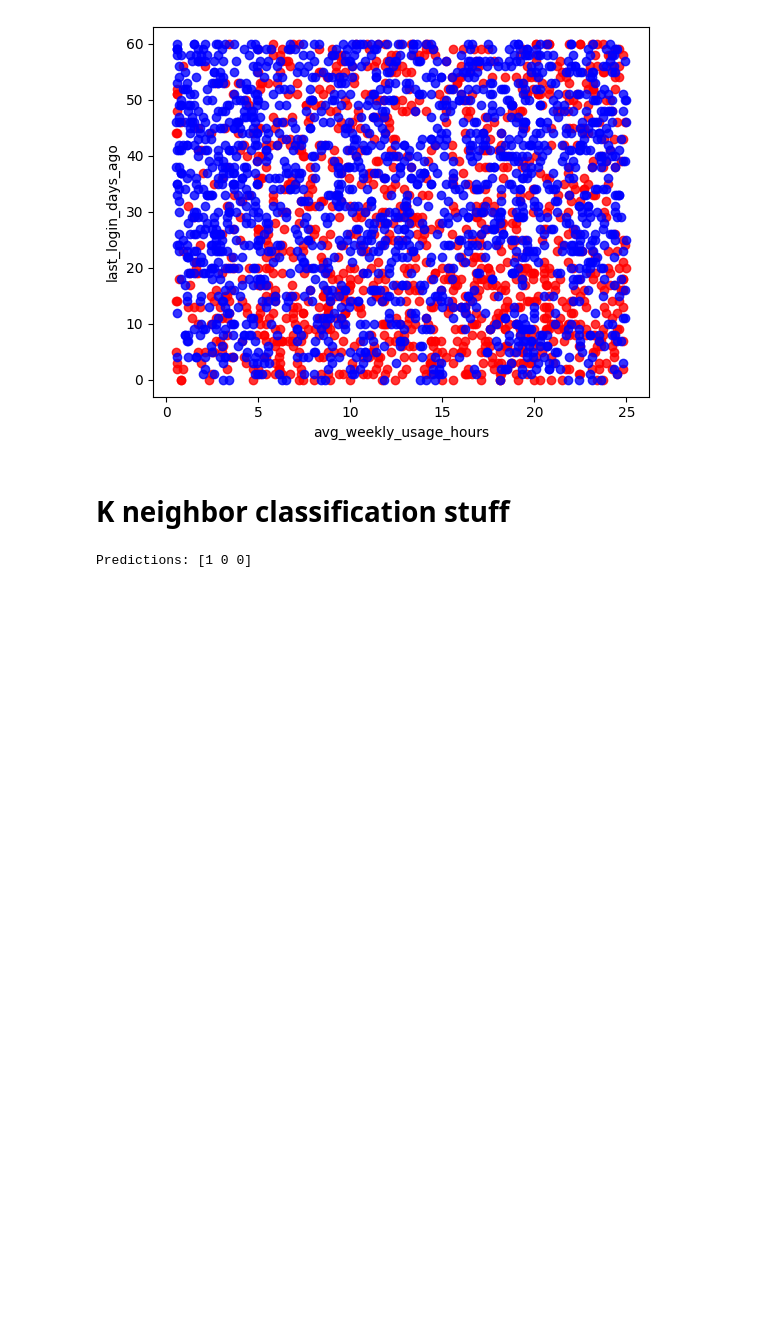
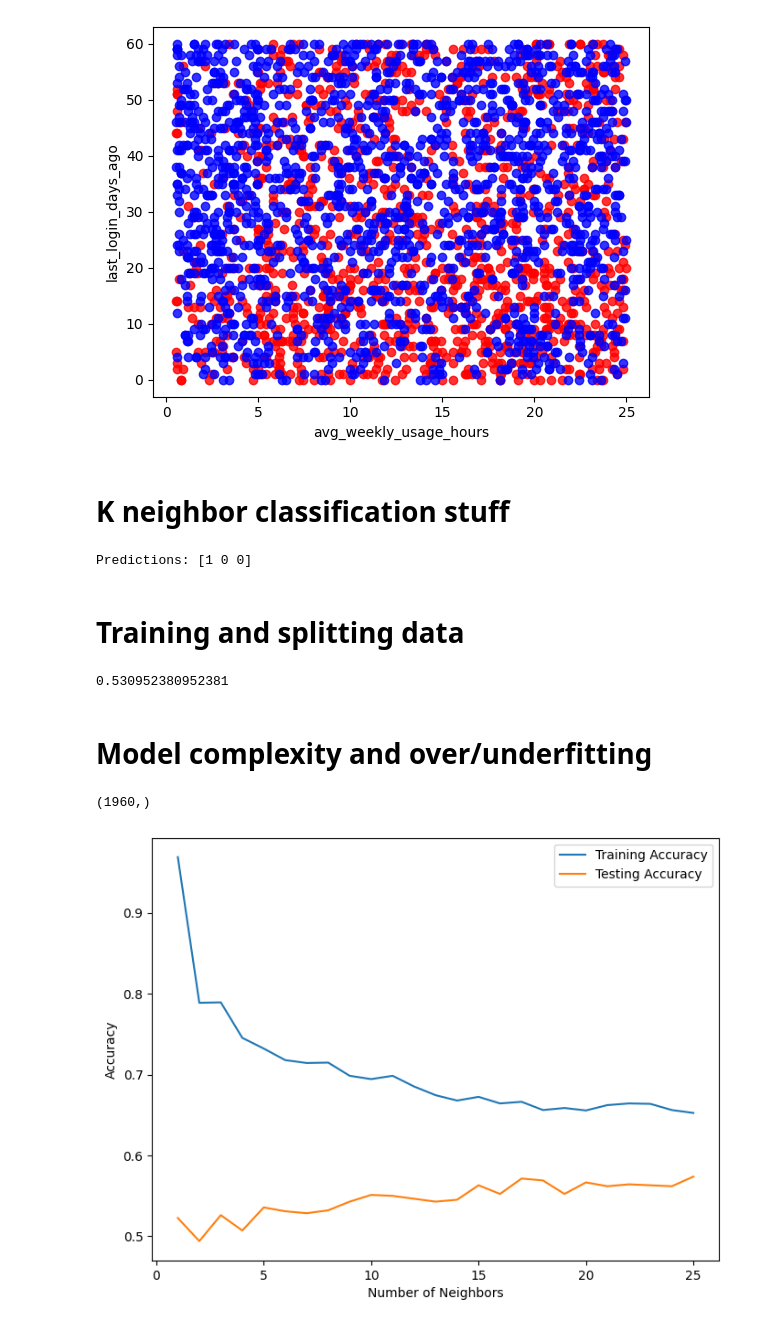
Before and after one commit to Ihaxxxx/Machine-Learning, a Jupyter notebook: Sickit Learn/Supervised Learning Project/Burnout/index.ipynb, the cells around one changed output. Drawn from its saved outputs; the diff is of its cells as text; code cells hidden in the pictures; blank space fills up the shorter version.

```diff
--- a/Sickit Learn/Supervised Learning Project/Burnout/index.ipynb
+++ b/Sickit Learn/Supervised Learning Project/Burnout/index.ipynb
@@ -54,3 +54,45 @@ predictions = knn.predict(feature_new)
 print('Predictions: {}'.format(predictions))
 # %% [output]
 Predictions: [1 0 0]
+# %% [markdown]
+# Training and splitting data
+# %%
+from sklearn.model_selection import train_test_split
+
+feature_train , feature_test , target_train , target_test = train_test_split(feature,target,
+                                                                            test_size=0.3,
+                                                                            random_state=21,
+                                                                            stratify=target)
+
+knn = KNeighborsClassifier(n_neighbors=6)
+knn.fit(feature_train,target_train)
+print(knn.score(feature_test,target_test))
+
+target_train = target_train.ravel()
+target_test = target_test.ravel()
+# %% [output]
+0.530952380952381
+# %% [markdown]
+# Model complexity and over/underfitting
+# %%
+train_accuracies = {}
+test_accuracies = {}
+
+neighbors = np.arange(1,26)
+
+for neighbor in neighbors:
+    knn = KNeighborsClassifier(n_neighbors=neighbor)
+    knn.fit(feature_train,target_train)
+    train_accuracies[neighbor] = knn.score(feature_train,target_train)
+    test_accuracies[neighbor] = knn.score(feature_test,target_test)
+
+plt.figure(figsize=(8,6))
+plt.plot(neighbors,train_accuracies.values(),label='Training Accuracy')
+plt.plot(neighbors,test_accuracies.values(),label='Testing Accuracy')
+plt.legend()
+plt.xlabel("Number of Neighbors")
+plt.ylabel("Accuracy")
+plt.show()
+# %% [output]
+(1960,)
+[figure, added]
```
Also changed, not shown: 3 other files.
